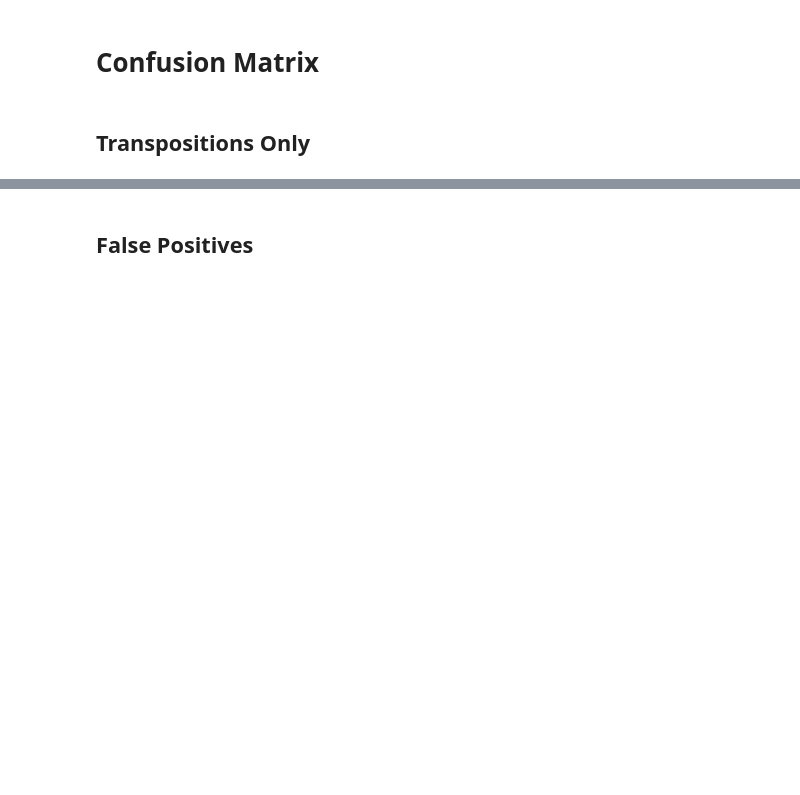
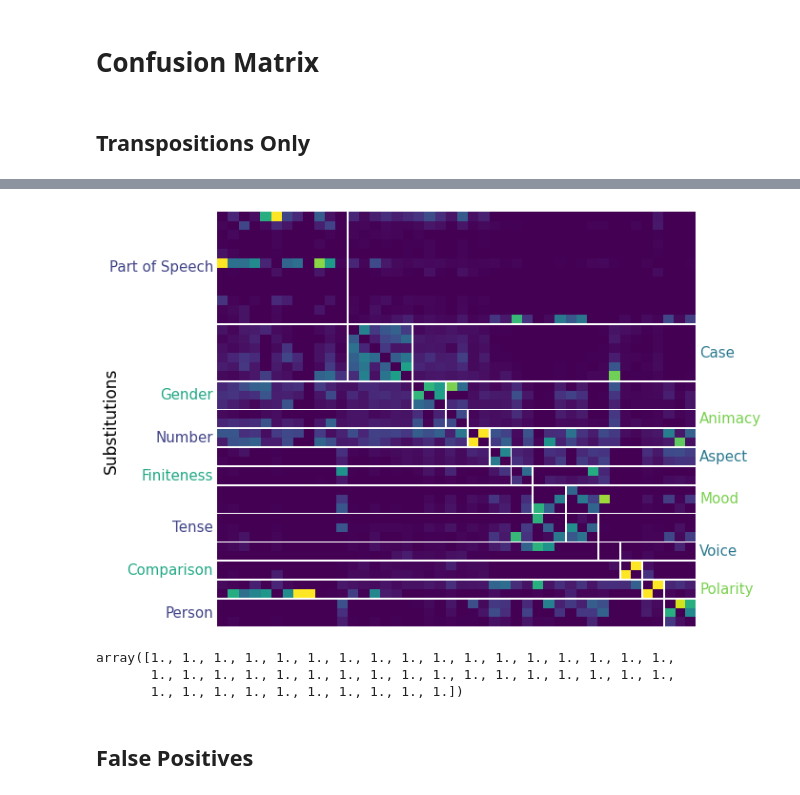
Before and after one commit to ioverho/msc_thesis, a Jupyter notebook: nmt_eval.ipynb, the cells around one changed output, grey strips where cells are left out. Cells and saved outputs as stored; diff of their text form; code cells hidden in the pictures; blank space fills up the shorter version.

```diff
--- a/nmt_eval.ipynb
+++ b/nmt_eval.ipynb
@@ -1158,11 +1202,7 @@ for k, v in marginal_confusion_matrix.items():
 # %%
-tag_to_int = dict()
-i = 0
-for cat in sorted(morph_cat_tag_vocab.keys()):
-    for tag in sorted(list(morph_cat_tag_vocab[cat])):
-        if marginal_confusion_matrix.get(tag.upper(), None) is not None:
-            tag_to_int[tag] = i
-            i += 1
+tag_to_int = {
+    tag: i for i, tag in enumerate(local_all_tags)
+}
 
 int_to_tag = {v: k for k, v in tag_to_int.items()}
 # %% [markdown]
@@ -1311,0 +1382,4 @@ plt.show()
+# %%
+fig = plot_confusion_matrix(marginal_confusion_array_, "Substitutions", cmap="viridis", fill_cmap="viridis", gridlines=0, edgecolor="w", default_fontsize=11, figsize=(9, 8), cycle_len=4, show_x_labels=False)
+# %% [output]
+[figure, added]
@@ -1312,3 +1388,9 @@ plt.show()
+# %%
+marginal_confusion_array_.sum(axis=0)
+# %% [output]
+array([1., 1., 1., 1., 1., 1., 1., 1., 1., 1., 1., 1., 1., 1., 1., 1., 1.,
+       1., 1., 1., 1., 1., 1., 1., 1., 1., 1., 1., 1., 1., 1., 1., 1., 1.,
+       1., 1., 1., 1., 1., 1., 1., 1., 1., 1.])
 # %% [markdown]
 ## False Positives
 # %%
```
Also changed, not shown: parts of 38 cells of this notebook, 12 other files.
